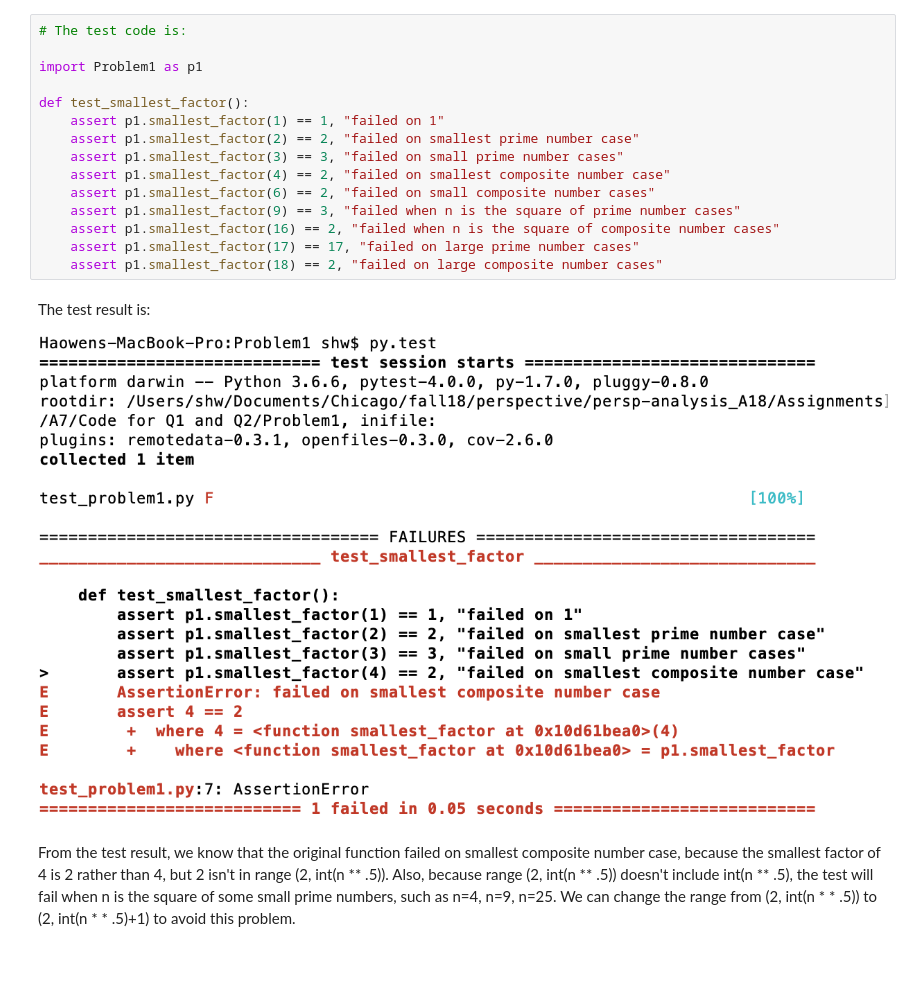
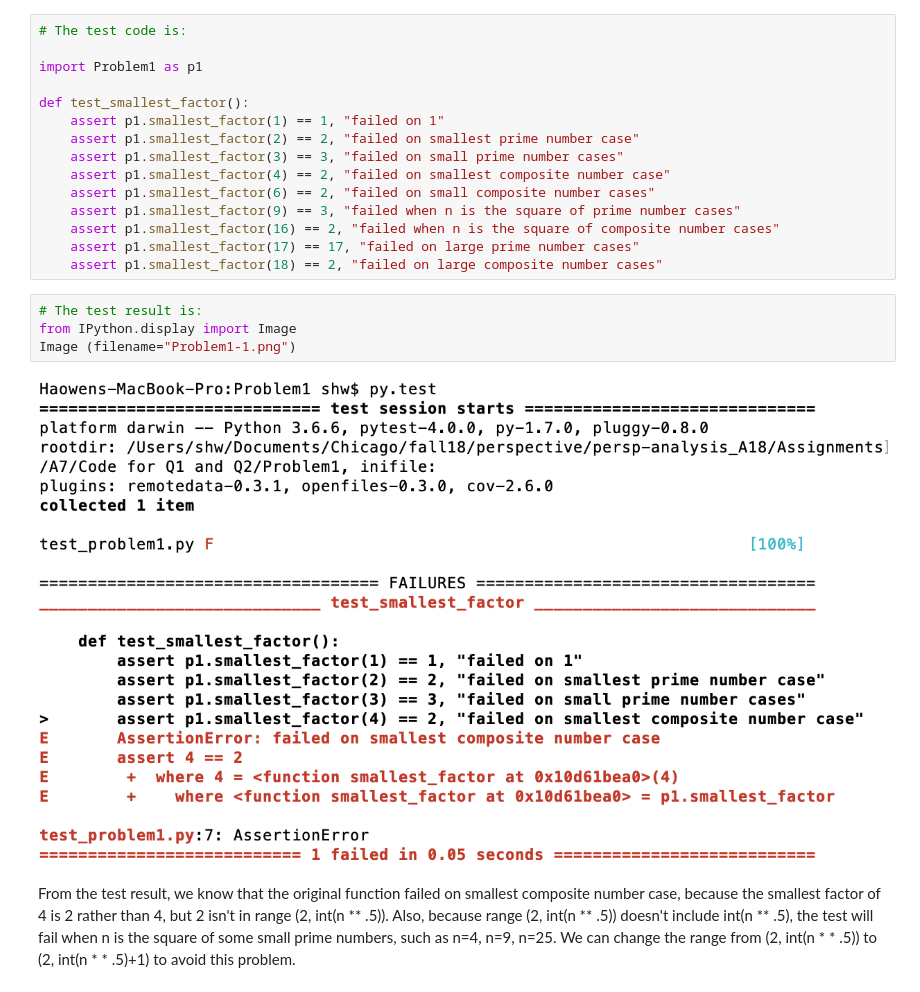
Before and after one commit to HaowenShang/persp-analysis_A18, a Jupyter notebook: Assignments/A7/Question1&Question2.ipynb, the cells around one changed output. Cells and saved outputs as stored; diff of their text form; blank space fills up the shorter version.

```diff
--- a/Assignments/A7/Question1&Question2.ipynb
+++ b/Assignments/A7/Question1&Question2.ipynb
@@ -31,10 +31,12 @@ def test_smallest_factor():
     assert p1.smallest_factor(16) == 2, "failed when n is the square of composite number cases"
     assert p1.smallest_factor(17) == 17, "failed on large prime number cases"
     assert p1.smallest_factor(18) == 2, "failed on large composite number cases"
-# %% [markdown]
-The test result is:
-
-![Problem1-1.png](attachment:Problem1-1.png)
+# %%
+# The test result is:
+from IPython.display import Image
+Image (filename="Problem1-1.png")
+# %% [output]
+[figure, added]
 # %% [markdown]
 From the test result, we know that the original function failed on smallest composite number case, because the smallest factor of 4 is 2 rather than 4, but 2 isn't in range (2, int(n ** .5)).  Also, because range (2, int(n ** .5)) doesn't include int(n ** .5), the test will fail when n is the square of some small prime numbers, such as n=4, n=9, n=25. We can change the range from (2, int(n * * .5)) to (2, int(n * * .5)+1) to avoid this problem.
 # %%
```
Also changed, not shown: parts of 13 cells of this notebook, 8 other files.
